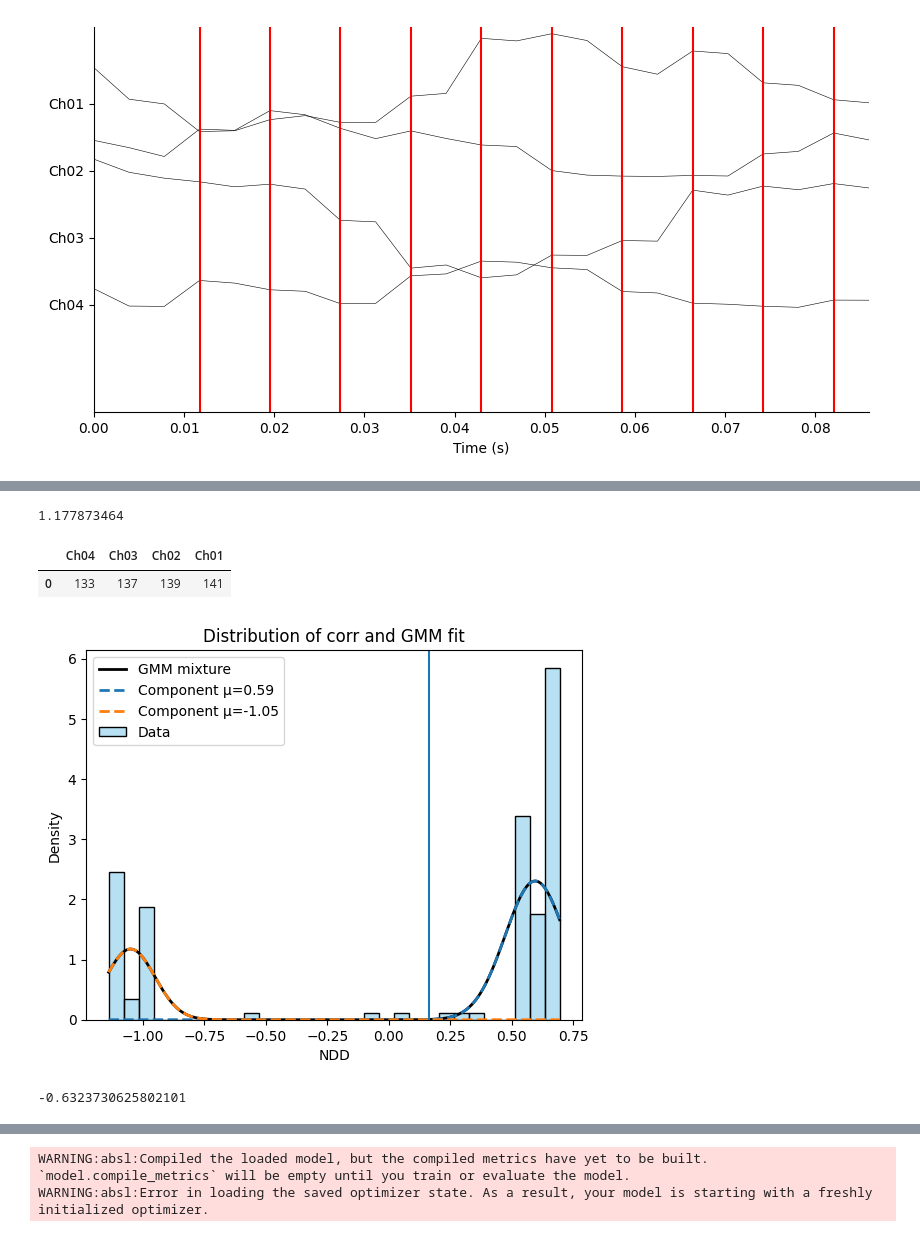
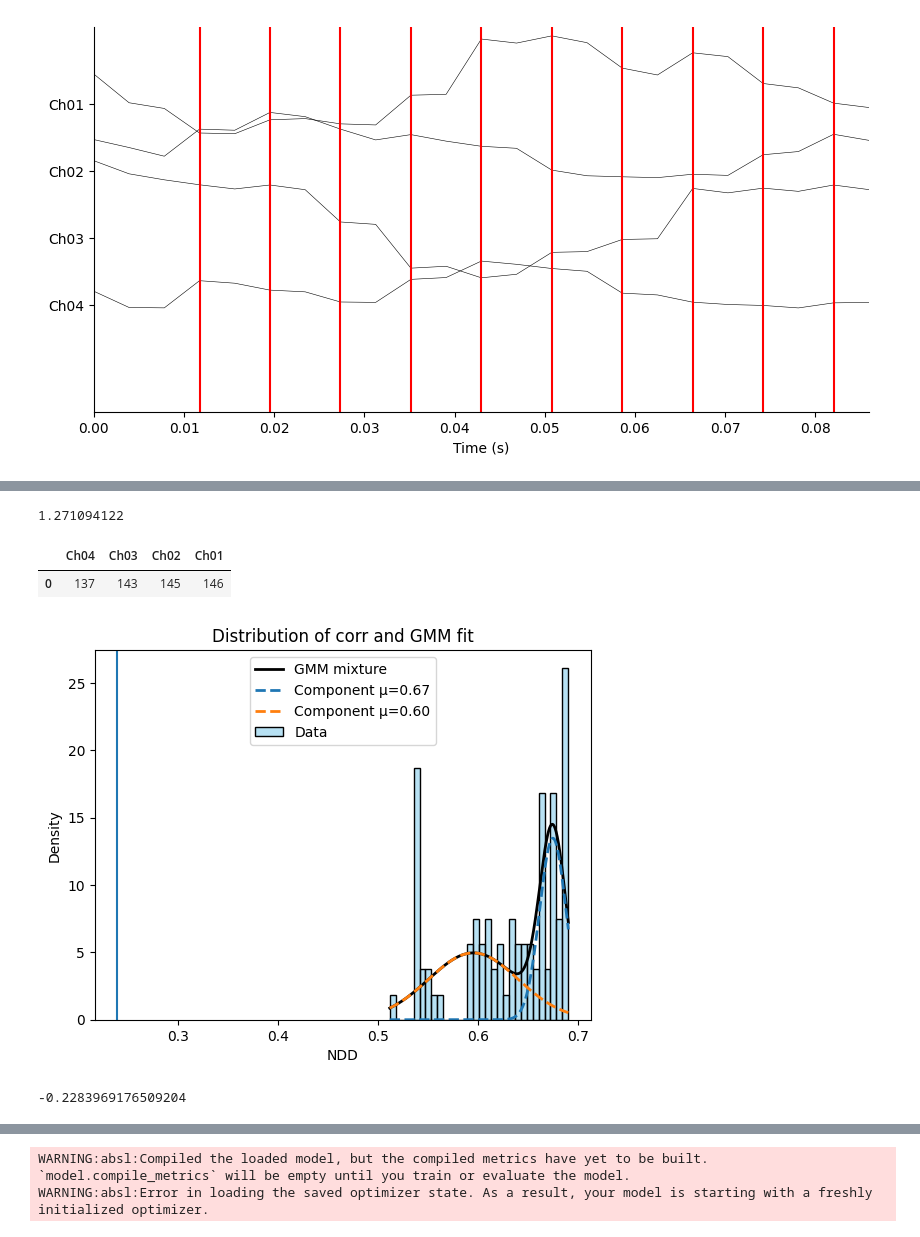
Before and after one commit to wojemann/DynaSD, a Jupyter notebook: examples/test_sim.ipynb, the cells around one changed output, grey strips where cells are left out. Drawn from its saved outputs; the diff is of its cells as text; code cells hidden in the pictures.

```diff
--- a/examples/test_sim.ipynb
+++ b/examples/test_sim.ipynb
@@ -49,7 +49,7 @@ print(f"📦 NDD class: {NDD}")
 fs = 256
 generator = SyntheticSeizureGenerator(fs=fs, random_seed=42)
 
-data,sz_start,sz_end = generator.generate_combined_signal(baseline_duration=15, seizure_duration=10, seizure_type='focal', n_channels=4, focal_channels=list(range(8)), transition_duration=0)
+data,sz_start,sz_end = generator.generate_combined_signal(baseline_duration=15, seizure_duration=10, seizure_type='polyspike', n_channels=4, focal_channels=list(range(8)), transition_duration=0)
 # data['Ch05'] = np.random.randn(data.shape[0])*0.4
 # %%
 from example_utils import plot_iEEG_data
@@ -66,10 +66,10 @@ plt.show()
 # reg.fit(pd.DataFrame(X))
 # data = pd.DataFrame(np.random.randn(420*fs,81))
 # %%
-model = ONCET(checkpoint_path='/Users/wojemann/local_data/dynasd_data/PROCESSED_DATA/CHECKPOINTS/ONCET/balanced_xl/best_model.pth',config_path='/Users/wojemann/local_data/dynasd_data/PROCESSED_DATA/CHECKPOINTS/ONCET/balanced_xl/final_training_config.json')
-model.fit(data.iloc[:fs*10,:])
-mat = model(data)
-plt.matshow(mat.T)
-plt.clim([0,1])
-plt.show()
-del model
+# model = ONCET(checkpoint_path='/Users/wojemann/local_data/dynasd_data/PROCESSED_DATA/CHECKPOINTS/ONCET/balanced_xl/best_model.pth',config_path='/Users/wojemann/local_data/dynasd_data/PROCESSED_DATA/CHECKPOINTS/ONCET/balanced_xl/final_training_config.json')
+# model.fit(data.iloc[:fs*10,:])
+# mat = model(data)
+# plt.matshow(mat.T)
+# plt.clim([0,1])
+# plt.show()
+# del model
@@ -209,54 +207,54 @@ Creating 3198 sequences using vectorized operations (stride=2)
 # %%
-model.get_threshold(model.mse_df,method='pretrained')
+model.get_threshold(model.mse_df,method='pretrained',threshold_agg='median')
 # %% [output]
-1.177873464
+1.271094122
 # %%
 model.get_threshold(model.mse_df,method='automedian')
 model.get_onset_and_spread(model.mse_df)
 # %% [output]
 |  | Ch04 | Ch03 | Ch02 | Ch01 |
-| 0 | 133 | 137 | 139 | 141 |
+| 0 | 137 | 143 | 145 | 146 |
 # %%
 from sklearn.mixture import GaussianMixture
 import numpy as np
-
+train_mask = prob_times <= sz_start
 y = sc.ndimage.median_filter(np.log(ndd.loc[~train_mask,].copy()),size=20,mode='nearest',axes=0)
 for i in range(y.shape[1]):
     x = y[:,i]
     gmm = GaussianMixture(n_components=2, random_state=42)
     gmm.fit(x.reshape(-1,1))
 
     # Plot the histogram of the data
     sns.histplot(x.flatten(), bins=30, stat='density', color='skyblue', label='Data', alpha=0.6)
 
     # Plot the estimated Gaussian components
     x = np.linspace(x.min(), x.max(), 1000).reshape(-1, 1)
     logprob = gmm.score_samples(x)  # Score for each x, repeated for 8 channels
     pdf = np.exp(logprob)
     plt.plot(x, pdf, color='black', lw=2, label='GMM mixture')
 
     # Plot each component
     means = gmm.means_.flatten()
     covars = np.sqrt(gmm.covariances_).flatten()
     weights = gmm.weights_.flatten()
     for mean, covar, weight in zip(means, covars, weights):
         component_pdf = weight * (1/(np.sqrt(2*np.pi)*covar)) * np.exp(-0.5*((x-mean)/covar)**2)
         plt.plot(x, component_pdf, lw=2, linestyle='--', label=f'Component μ={mean:.2f}')
     plt.axvline(x=np.log(model._get_pretrained_threshold()))
     plt.legend()
     plt.xlabel('NDD')
     plt.ylabel('Density')
     plt.title('Distribution of corr and GMM fit')
     plt.show()
     break
 # %% [output]
-[figure, old version]
+[figure, new version]
 # %%
 g =np.log(model.get_threshold(model.mse_df.iloc[train_idx:,:],method='medianover'))
 _,sz_clf = model.get_onset_and_spread(model.mse_df.iloc[:,:],ret_smooth_mat=True)
 print(g)
 # %% [output]
--0.6323730625802101
+-0.2283969176509204
 # %%
 onset_idx = np.argmin(np.abs(prob_times-sz_start))
 x = sc.ndimage.median_filter(np.log(model.mse_df.iloc[:,0]),size=20,mode='nearest')
```
Also changed, not shown: parts of 7 cells of this notebook, 2 other files.
